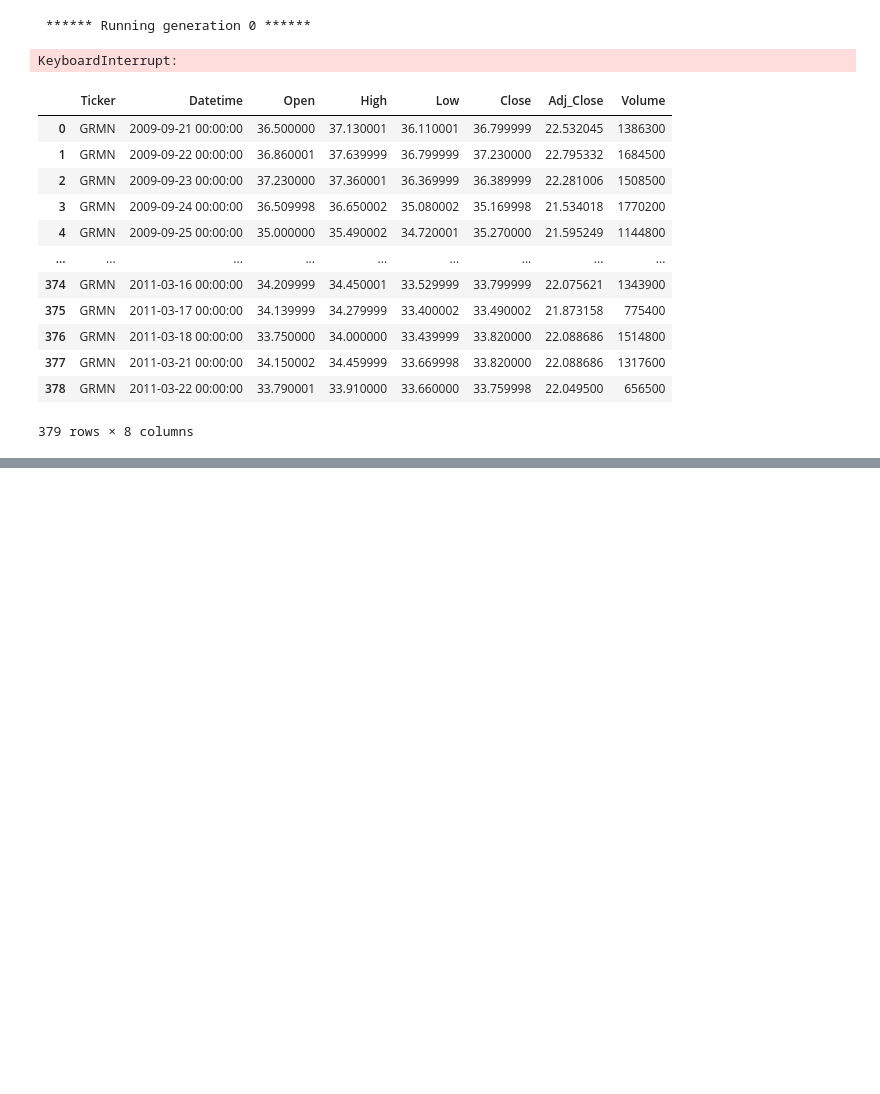
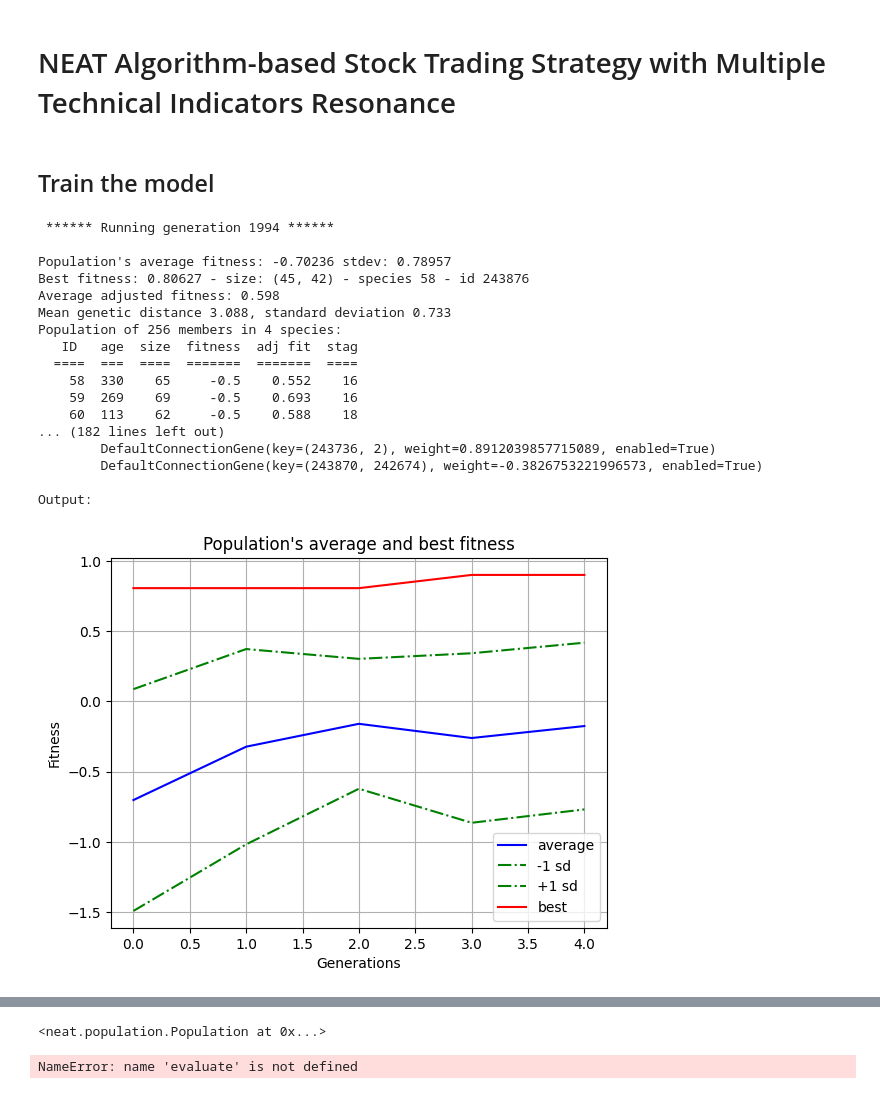
Before and after one commit to libao3128/neat_trader, a Jupyter notebook: main.ipynb, the cells around one changed output, grey strips where cells are left out. Drawn from its saved outputs; the diff is of its cells as text; code cells hidden in the pictures; blank space fills up the shorter version.

```diff
--- a/main.ipynb
+++ b/main.ipynb
@@ -19,22 +1,2 @@ from tool import run, test, evaluate
-# %%
-eval = evaluate(None)
-run('config-feedforward', eval, max_generation=200)
-# %% [output]
- ****** Running generation 0 ******
-KeyboardInterrupt:
-# %%
-evaluate.generate_random_data(None)
-# %% [output]
-|  | Ticker | Datetime | Open | High | Low | Close | Adj_Close | Volume |
-| 0 | GRMN | 2009-09-21 00:00:00 | 36.500000 | 37.130001 | 36.110001 | 36.799999 | 22.532045 | 1386300 |
-| 1 | GRMN | 2009-09-22 00:00:00 | 36.860001 | 37.639999 | 36.799999 | 37.230000 | 22.795332 | 1684500 |
-| 2 | GRMN | 2009-09-23 00:00:00 | 37.230000 | 37.360001 | 36.369999 | 36.389999 | 22.281006 | 1508500 |
-| 3 | GRMN | 2009-09-24 00:00:00 | 36.509998 | 36.650002 | 35.080002 | 35.169998 | 21.534018 | 1770200 |
-| 4 | GRMN | 2009-09-25 00:00:00 | 35.000000 | 35.490002 | 34.720001 | 35.270000 | 21.595249 | 1144800 |
-| ... | ... | ... | ... | ... | ... | ... | ... | ... |
-| 374 | GRMN | 2011-03-16 00:00:00 | 34.209999 | 34.450001 | 33.529999 | 33.799999 | 22.075621 | 1343900 |
-| 375 | GRMN | 2011-03-17 00:00:00 | 34.139999 | 34.279999 | 33.400002 | 33.490002 | 21.873158 | 775400 |
-| 376 | GRMN | 2011-03-18 00:00:00 | 33.750000 | 34.000000 | 33.439999 | 33.820000 | 22.088686 | 1514800 |
-| 377 | GRMN | 2011-03-21 00:00:00 | 34.150002 | 34.459999 | 33.669998 | 33.820000 | 22.088686 | 1317600 |
-| 378 | GRMN | 2011-03-22 00:00:00 | 33.790001 | 33.910000 | 33.660000 | 33.759998 | 22.049500 | 656500 |
-379 rows × 8 columns
+# %% [markdown]
+# NEAT Algorithm-based Stock Trading Strategy with Multiple Technical Indicators Resonance
@@ -40,0 +11,24 @@ evaluate.generate_random_data(None)
+# %% [markdown]
+## Train the model
+# %%
+eval = Evaluater(None)
+run('config-feedforward', eval, max_generation=5, num_date=365, checkpoint_path=r'checkpoint\1213_0533\neat-checkpoint-1994' )
+# %% [output]
+ ****** Running generation 1994 ******
+
+Population's average fitness: -0.70236 stdev: 0.78957
+Best fitness: 0.80627 - size: (45, 42) - species 58 - id 243876
+Average adjusted fitness: 0.598
+Mean genetic distance 3.088, standard deviation 0.733
+Population of 256 members in 4 species:
+   ID   age  size  fitness  adj fit  stag
+  ====  ===  ====  =======  =======  ====
+    58  330    65     -0.5    0.552    16
+    59  269    69     -0.5    0.693    16
+    60  113    62     -0.5    0.588    18
+... (182 lines left out)
+        DefaultConnectionGene(key=(243736, 2), weight=0.8912039857715089, enabled=True)
+        DefaultConnectionGene(key=(243870, 242674), weight=-0.3826753221996573, enabled=True)
+
+Output:
+[figure, added]
@@ -40,0 +36,5 @@ evaluate.generate_random_data(None)
+<neat.population.Population at 0x...>
+# %%
+performances = test_population('VERY_GOOD', 1979, 20, 365)
+# %% [output]
+NameError: name 'evaluate' is not defined
```
Also changed, not shown: parts of 76 cells of this notebook, 17 other files.
